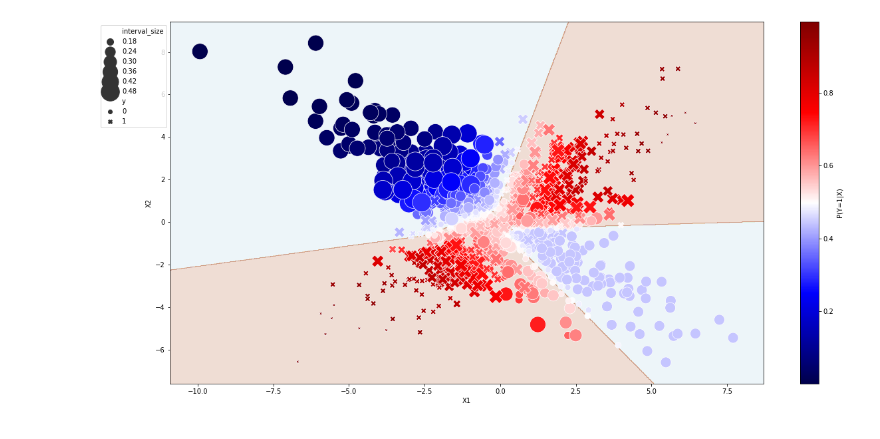
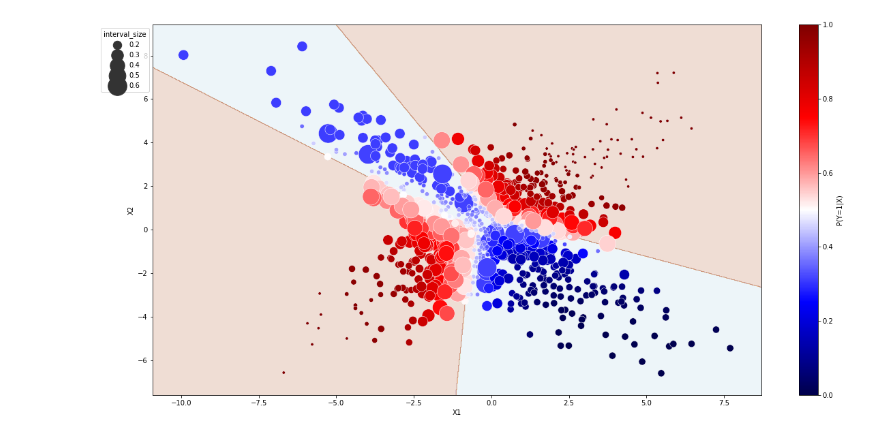
Before and after one commit to comeRodriguez/self_learning_with_venn_abers_predictors, a Jupyter notebook: notebooks/self_learning/self_learning_with_venn_abers.ipynb, the cells around one changed output. Drawn from its saved outputs; the diff is of its cells as text; code cells hidden in the pictures.

```diff
--- a/notebooks/self_learning/self_learning_with_venn_abers.ipynb
+++ b/notebooks/self_learning/self_learning_with_venn_abers.ipynb
@@ -180,12 +180,11 @@ class Simple_Neural_Net(nn.Module):
             outputs = outputs.detach().numpy()
         return outputs
 # %%
-X_train, X_test, Y_train, Y_test = train_test_split(df[["X1", "X2"]], df["z"], train_size=0.8)
-X_train, X_calib, Y_train, Y_calib = train_test_split(X_train, Y_train, train_size=0.975)
+X_train, X_calib, Y_train, Y_calib = train_test_split(df[["X1", "X2"]], df["z"], train_size=0.98, random_state=172)
 trainset = pd.DataFrame(X_train, columns=["X1", "X2"])
 trainset["z"] = Y_train
 trainset.iloc[80:, trainset.columns.get_loc("z")] = np.NaN
 known_train = trainset.iloc[0:80]
 unknow_train = trainset.iloc[80:]
-known_train.shape, unknow_train.shape, X_calib.shape, X_test.shape
+known_train.shape, unknow_train.shape, X_calib.shape
 # %% [output]
@@ -202,6 +201,7 @@ class SelfLearningUsingVennAbers():
         model_convergence_epochs
     ):
         self.model_convergence_epochs = model_convergence_epochs
+        torch.manual_seed(6)
         self.model = Simple_Neural_Net(clipping_value=0.1)
         self.known_x_train = known_x_train
         self.known_y_train = known_y_train
@@ -209,7 +209,7 @@ class SelfLearningUsingVennAbers():
         self.calib_x_train = calib_x_train
         self.calib_y_train = calib_y_train
 
-        self.model.fit(self.known_x_train, self.known_y_train, epochs=self.model_convergence_epochs, learning_rate=0.2)
+        self.model.fit(self.known_x_train, self.known_y_train, epochs=self.model_convergence_epochs, learning_rate=0.1)
         self.accuracies = []
         fig, ax = plot_decision_boundary(dataset=df[["X1", "X2"]], labels=np.array([0, 1]), model=self.model)
         sns.scatterplot(data=df, x="X1", y="X2", hue="z", ax=ax)
@@ -245,15 +245,17 @@ class SelfLearningUsingVennAbers():
             self.accuracies.append(accuracy_score(validation_y, predictions))
             if (epochs+1) % 5 == 0 or epochs==0:
                 print(f"Accuracy epochs {epochs+1}: {accuracy_score(validation_y, predictions)}")
+                visu = test.predict_probas(df)
+                visu["interval_size"] = visu["interval"].apply(lambda x: x[1] - x[0])
                 fig, ax = plot_decision_boundary(dataset=df[["X1", "X2"]], labels=np.array([0, 1]), model=self.model)
-                sns.scatterplot(data=df, x="X1", y="X2", hue="z", ax=ax)
+                sns.scatterplot(data=visu, x="X1", y="X2", hue="z", size="interval_size", sizes=(20, 800), ax=ax)
                 plt.show()
             if not epochs == n_epochs-1:
                 self.model.fit(
                     self.known_x_train,
                     self.known_y_train,
                     epochs=self.model_convergence_epochs,
-                    learning_rate=0.2,
+                    learning_rate=0.1,
                     verbose=False,
                     credal=True
                 )
@@ -276,6 +278,6 @@ test = SelfLearningUsingVennAbers(
     unknown_x_train=unknow_train[["X1", "X2"]],
     calib_x_train=X_calib[["X1", "X2"]],
     calib_y_train=Y_calib,
-    model_convergence_epochs=10
+    model_convergence_epochs=20
 )
 # %% [output]
@@ -361,22 +324,22 @@ new_df["y"] = dff["z"]
 # %%
 fig, ax = plot_decision_boundary(dataset=new_df, labels=np.array([0, 1]), model=test.model)
 ax = sns.scatterplot(
     data=new_df,
     x="X1",
     y="X2",
     c=new_df["predicted"],
     ax=ax,
     size="interval_size",
     sizes=(20, 800),
-    style="y",
+    #style="y",
     cmap = 'seismic'
 )
-norm = plt.Normalize(new_df['predicted'].min(), new_df['predicted'].max())
+norm = plt.Normalize(0, 1)
 sm = plt.cm.ScalarMappable(cmap="seismic", norm=norm)
 sm.set_array([])
 cbar = plt.colorbar(sm)
 cbar.set_label('P(Y=1|X)')
 sns.move_legend(ax, "upper right", bbox_to_anchor=(0, 1))
 plt.show()
 # %% [output]
-[figure, old version]
+[figure, new version]
```
Also changed, not shown: parts of 8 cells of this notebook, 29 other files.
